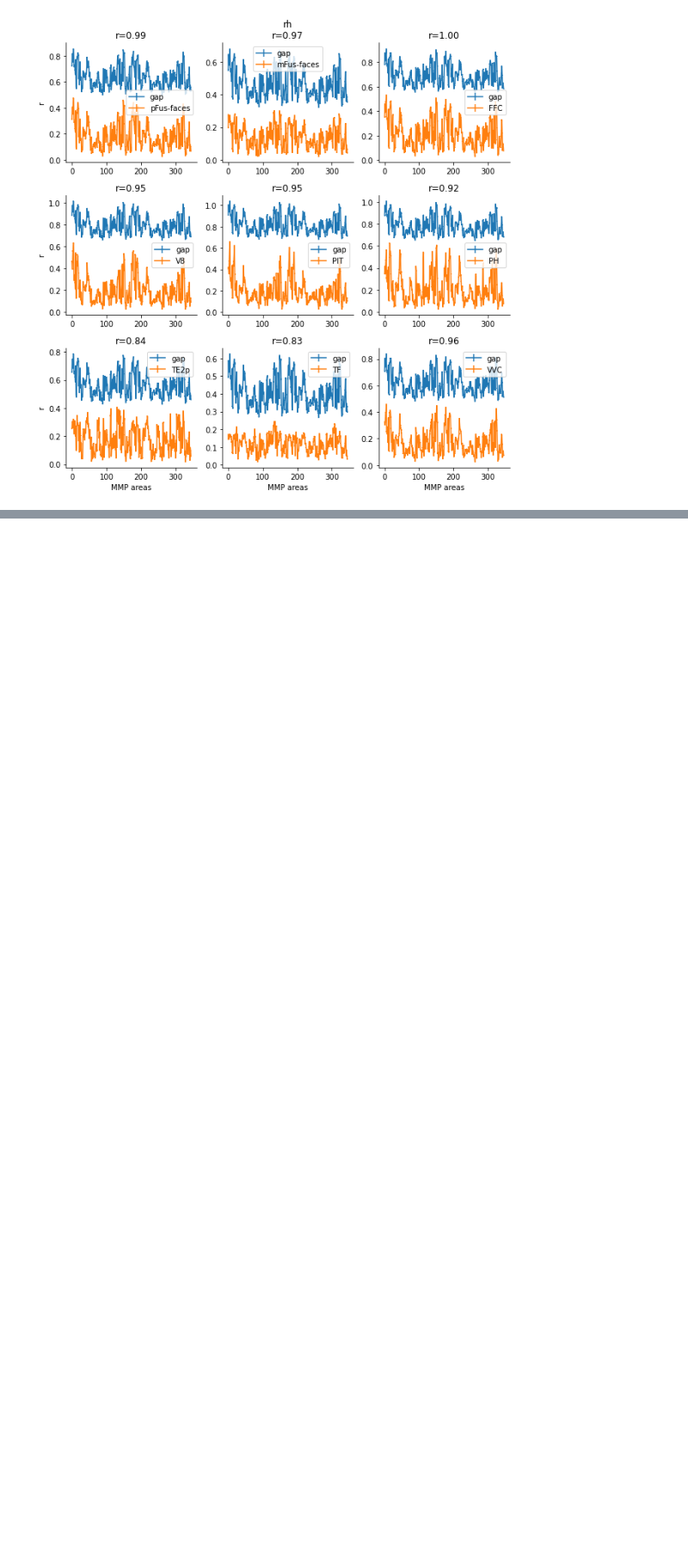
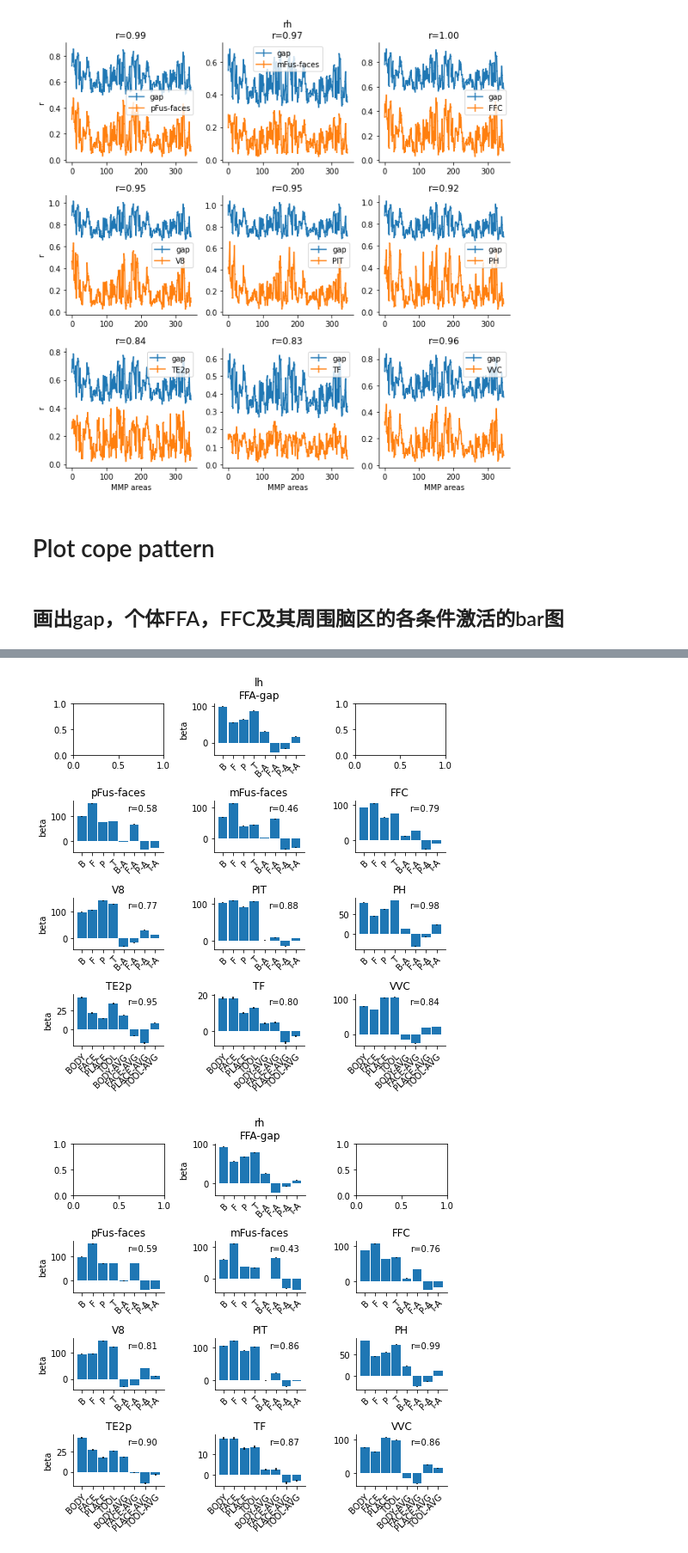
Before and after one commit to BNUCNL/nibrain, a Jupyter notebook: cxy_hcp_ffa/scripts/NeuroImage_R2/plot_codes.ipynb, the cells around one changed output, grey strips where cells are left out. Shown at 86% size. Saved outputs shown, nothing was run; the diff lists cells and outputs as text; code cells hidden in the pictures; blank space fills up the shorter version.

Commit message:
cxy_hcp_ffa: get and plot cope data

```diff
--- a/cxy_hcp_ffa/scripts/NeuroImage_R2/plot_codes.ipynb
+++ b/cxy_hcp_ffa/scripts/NeuroImage_R2/plot_codes.ipynb
@@ -175,3 +235,73 @@ ignore targets: ['L_FFC', 'L_V8', 'L_PIT', 'L_PH', 'L_TE2p', 'L_TF', 'L_VVC', 'R
 (0.9638251195996839, 1.2851576007069306e-199)
 [figure]
 [figure]
+# %% [markdown]
+# Plot cope pattern
+# %% [markdown]
+## 画出gap，个体FFA，FFC及其周围脑区的各条件激活的bar图
+# %%
+n_row, n_col = 4, 3
+figsize = (7, 7)
+hemis = ('lh', 'rh')
+gap_type = 'gap1-in-FFC_thr0'
+rois = ['FFA-gap', 'pFus-faces', 'mFus-faces',
+        'FFC', 'V8', 'PIT', 'PH', 'TE2p', 'TF', 'VVC']
+copes = ['BODY', 'FACE', 'PLACE', 'TOOL',
+         'BODY-AVG', 'FACE-AVG', 'PLACE-AVG', 'TOOL-AVG']
+fpath = pjoin(calc_dir, f'tfMRI/tfMRI-WM_{gap_type}.pkl')
+out_file = pjoin(work_dir, 'cope_pattern_{gap_type}_{hemi}.jpg')
+# out_file = 'show'
+
+data = pkl.load(open(fpath, 'rb'))
+x = np.arange(len(copes))
+width = auto_bar_width(x)
+xticklabels = ['B', 'F', 'P', 'T', 'B-A', 'F-A', 'P-A', 'T-A']
+for hemi in hemis:
+    assert rois == data[hemi]['roi']
+    assert copes == data[hemi]['cope']
+    sidx_vec = ~np.any(np.isnan(data[hemi]['data']), (1, 2))
+    fig, axes = plt.subplots(n_row, n_col, figsize=figsize)
+    gap_y = None
+    print(f'==={hemi}===')
+    for roi_idx, roi in enumerate(rois):
+        if roi == 'FFA-gap':
+            row_idx = 0
+            col_idx = int(n_col / 2)
+        else:
+            row_idx = int((roi_idx - 1) / n_col) + 1
+            col_idx = (roi_idx - 1) % n_col
+        ax = axes[row_idx, col_idx]
+        roi_data = data[hemi]['data'][sidx_vec, roi_idx, :]
+        roi_y = np.mean(roi_data, 0)
+        roi_yerr = sem(roi_data, 0)
+        ax.bar(x, roi_y, width, yerr=roi_yerr)
+        if col_idx == 0 or row_idx == 0:
+            ax.set_ylabel('beta')
+        if (row_idx + 1) == n_row:
+            ax.set_xticks(x)
+            ax.set_xticklabels(copes)
+        else:
+            ax.set_xticks(x)
+            ax.set_xticklabels(xticklabels)
+        plt.setp(ax.get_xticklabels(), rotation=45, ha="right",
+                 rotation_mode="anchor")
+        ax.spines['top'].set_visible(False)
+        ax.spines['right'].set_visible(False)
+        if row_idx == 0 and col_idx == int(n_col / 2):
+            ax.set_title(f'{hemi}\n{roi}')
+        else:
+            ax.set_title(f'{roi}')
+        if roi_idx == 0 and roi == 'FFA-gap':
+            gap_y = roi_y
+        else:
+            print(f'---gap corr {roi}---')
+            r_data = pearsonr(gap_y, roi_y)
+            print(r_data, end='\n\n')
+            ax.text(0.6, 0.8, 'r={:.2f}'.format(r_data[0]),
+                    transform=ax.transAxes)
+    fig.tight_layout()
+    if out_file == 'show':
+        fig.show()
+    else:
+        fig.savefig(out_file.format(gap_type=gap_type, hemi=hemi))
+# %% [output]
@@ -177,0 +325,2 @@ ignore targets: ['L_FFC', 'L_V8', 'L_PIT', 'L_PH', 'L_TE2p', 'L_TF', 'L_VVC', 'R
+[figure, added]
+[figure, added]
```
Also changed, not shown: parts of 6 cells of this notebook, 1 other file.
